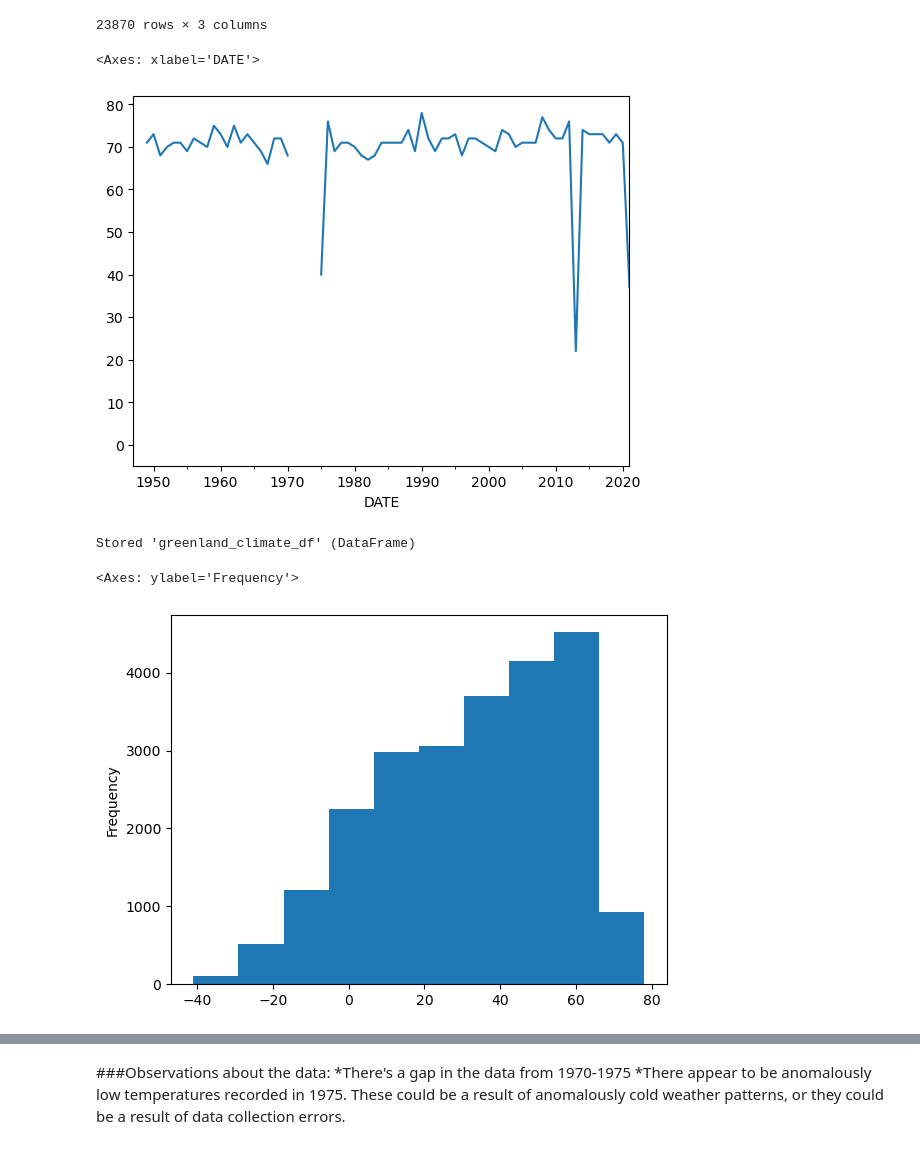
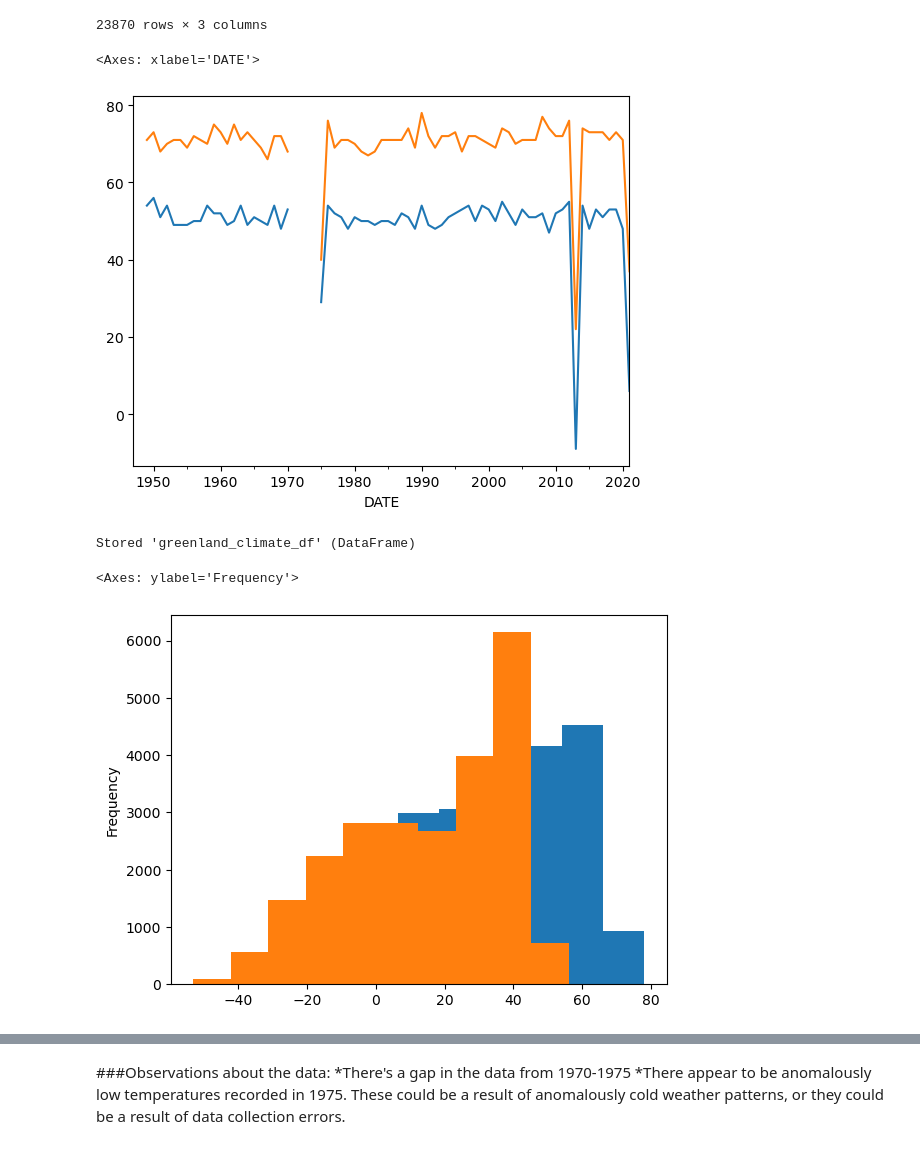
Before and after one commit to earthlab-education/climate-coding-challenge-allenmoench, a Jupyter notebook: Notebooks/Climate_Coding_Challenge/climate_12_portfolio_03.ipynb, the cells around one changed output, grey strips where cells are left out. Drawn from its saved outputs; the diff is of its cells as text; code cells hidden in the pictures.

```diff
--- a/Notebooks/Climate_Coding_Challenge/climate_12_portfolio_03.ipynb
+++ b/Notebooks/Climate_Coding_Challenge/climate_12_portfolio_03.ipynb
@@ -61,12 +69,12 @@ greenland_climate_df
 | 2021-01-01 | NaN | 6.0 | 37.0 |
 23870 rows × 3 columns
 # %%
-#greenland_climate_df.TMIN.resample('YS').max().plot()
+greenland_climate_df.TMIN.resample('YS').max().plot()
+greenland_climate_df.TMAX.resample('YS').max().plot()
 #greenland_climate_df.PRCP.plot()
-greenland_climate_df.TMAX.resample('YS').max().plot()
 # %% [output]
 <Axes: xlabel='DATE'>
-[figure, old version]
+[figure, new version]
 # %%
 # store the df for later use.
 
@@ -75,9 +83,10 @@ greenland_climate_df.TMAX.resample('YS').max().plot()
 Stored 'greenland_climate_df' (DataFrame)
 # %%
 greenland_climate_df.TMAX.plot.hist()
+greenland_climate_df.TMIN.plot.hist()
 # %% [output]
 <Axes: ylabel='Frequency'>
-[figure, old version]
+[figure, new version]
 # %%
 # define a new dataframe, renaming the columns to include correct units.
 
```
Also changed, not shown: parts of 16 cells of this notebook, 1 other file.
